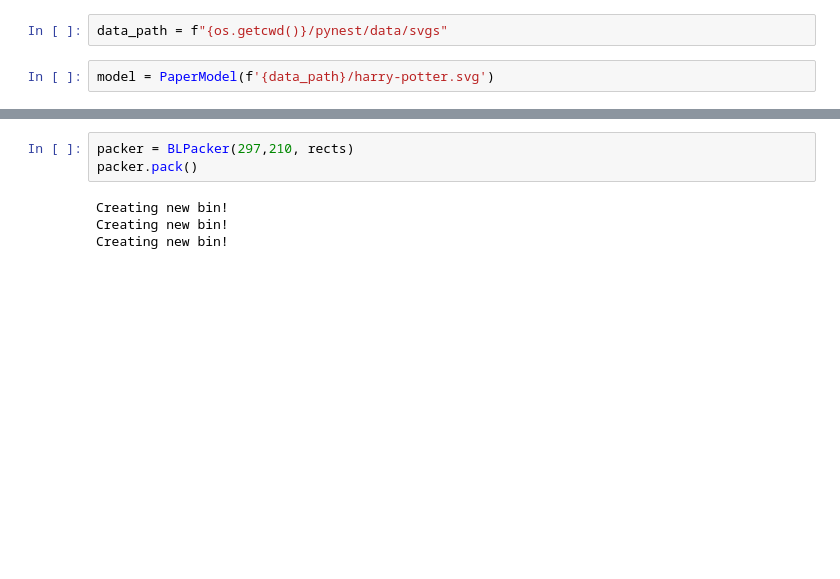
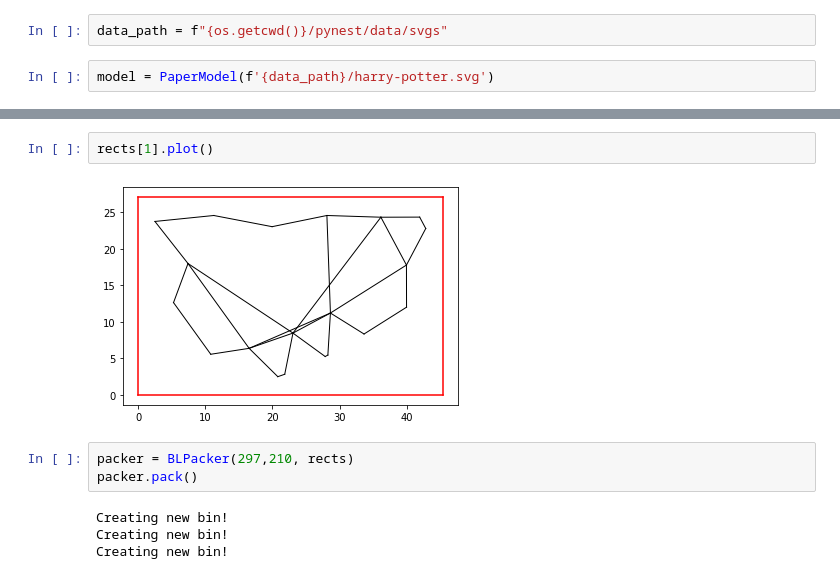
Before and after one commit to marinelligiovanna/paper-model-nest, a Jupyter notebook: pynest/notebooks/test_blpacker.ipynb, the cells around one changed output, grey strips where cells are left out. Drawn from its saved outputs; the diff is of its cells as text; blank space fills up the shorter version.

```diff
--- a/pynest/notebooks/test_blpacker.ipynb
+++ b/pynest/notebooks/test_blpacker.ipynb
@@ -27,3 +39,7 @@ rects[0].plot()
+# %%
+rects[1].plot()
+# %% [output]
+[figure, added]
 # %%
 packer = BLPacker(297,210, rects)
 packer.pack()
```
Also changed, not shown: parts of 4 cells of this notebook, 3 other files.
